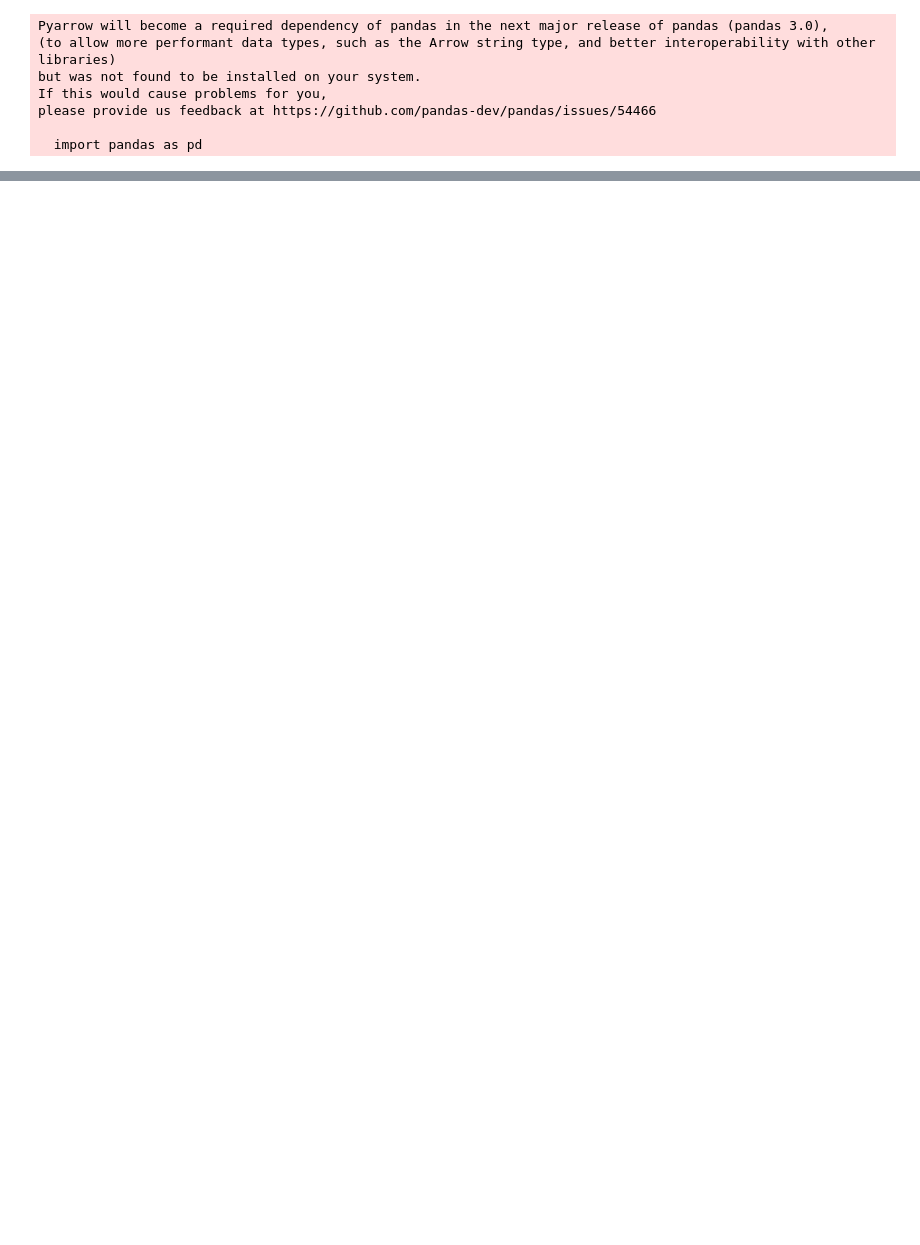
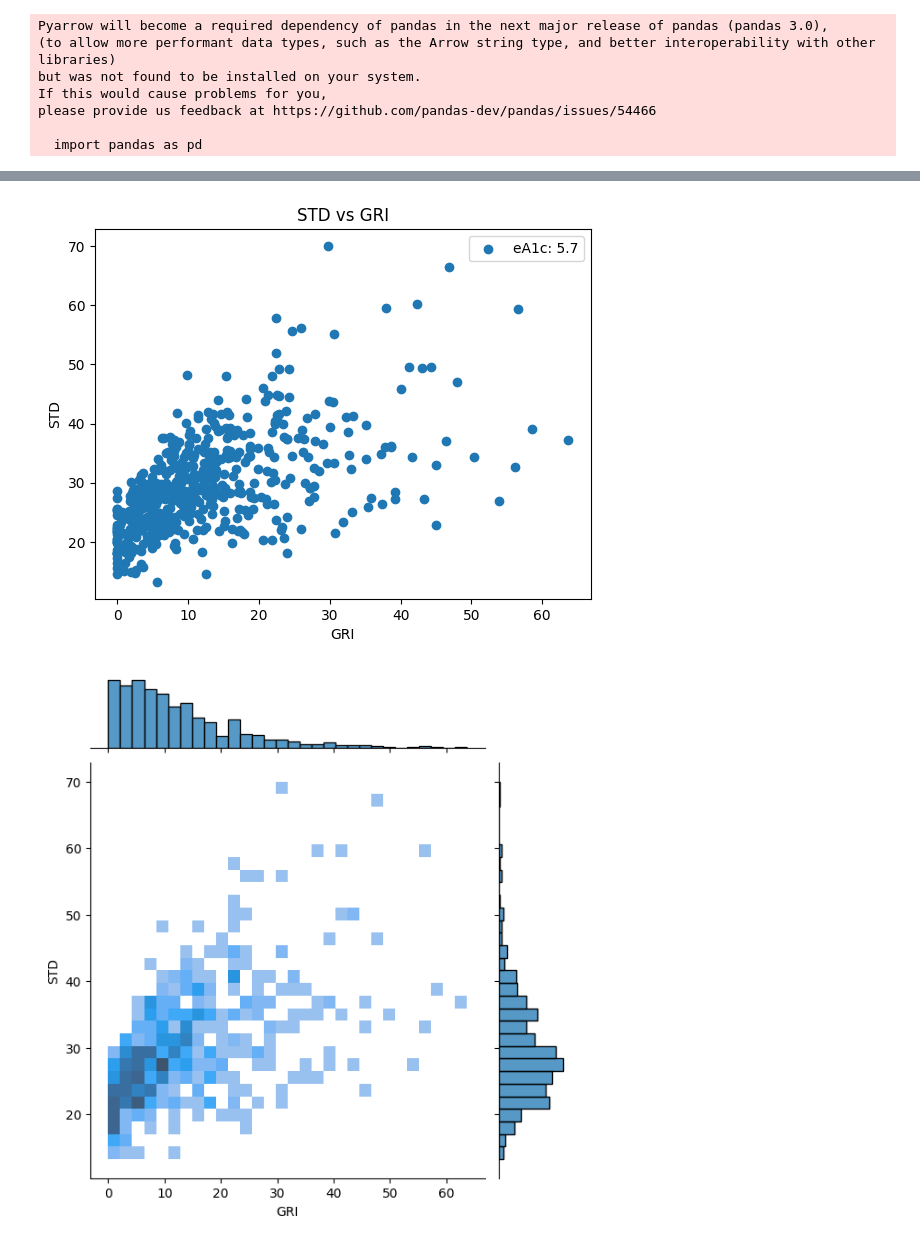
Before and after one commit to francesco-vaselli/GlucoseGuard, a Jupyter notebook: src/data_processing/explore_dataset.ipynb, the cells around one changed output, grey strips where cells are left out. Cells and saved outputs as stored; diff of their text form; code cells hidden in the pictures; blank space fills up the shorter version.

```diff
--- a/src/data_processing/explore_dataset.ipynb
+++ b/src/data_processing/explore_dataset.ipynb
@@ -183 +311,20 @@ GRI: [ 1.81818182 13.45132743  8.75        9.96108949  5.82995951 29.84771574
+# %%
+# now plot the GRI vs STD
+std = metrics.std()
+plt.scatter(gri, std)
+plt.title('STD vs GRI')
+plt.xlabel('GRI')
+plt.ylabel('STD')
+# add eA1c to legend
+eA1c = np.round(metrics.eA1c(),1)
+plt.legend([f'eA1c: {eA1c}'])
+plt.show()
+
+# same plot using seaborn jointplot
+g = sns.jointplot(x=gri, y=std, kind='hist', bins=30, marginal_kws=dict(bins=30))
+g.set_axis_labels('GRI', 'STD')
+plt.show()
+# %% [output]
+[figure, added]
+[figure, added]
 # %%
```
Also changed, not shown: parts of 9 cells of this notebook, 2 other files.
